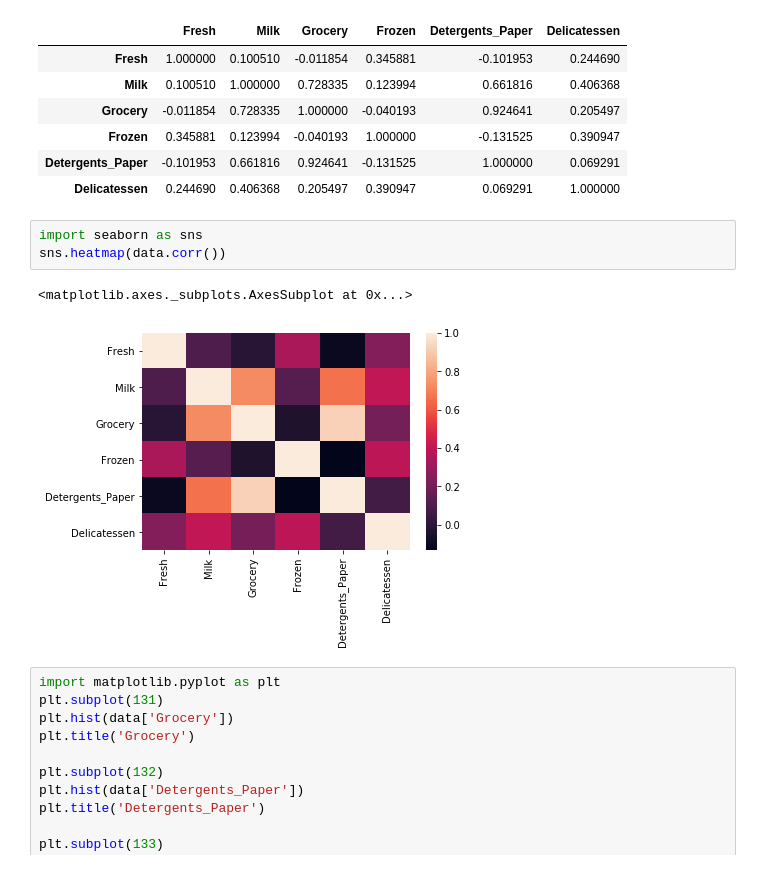
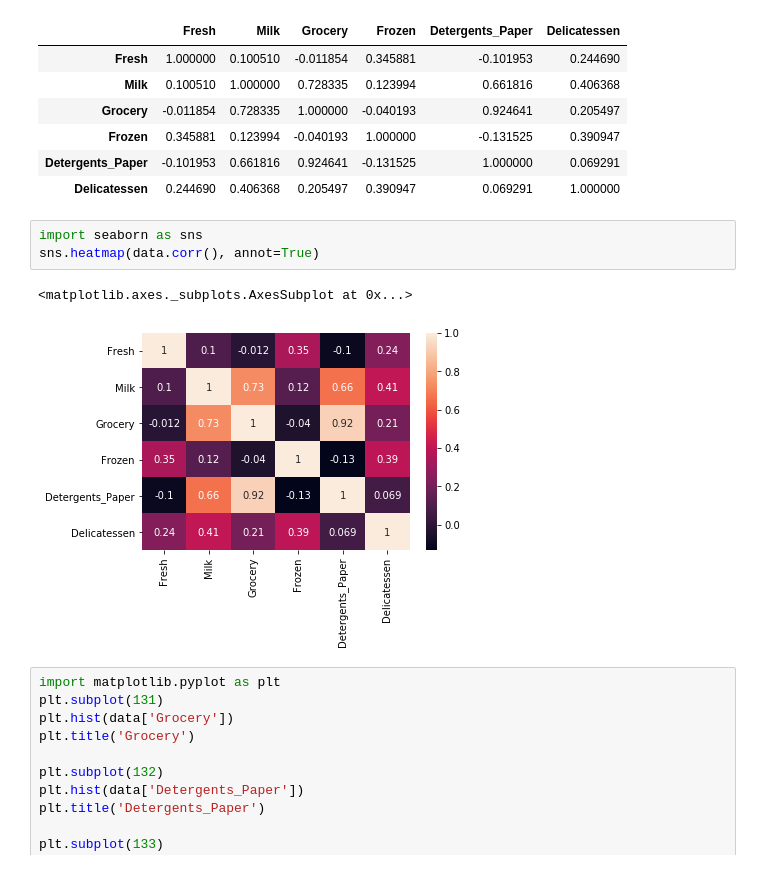
Before and after one commit to PhyA/Machine-Learning, a Jupyter notebook: Advanced/customer_segments/customer_segments.ipynb, the cells around one changed output. Saved outputs shown, nothing was run; the diff lists cells and outputs as text.

```diff
--- a/Advanced/customer_segments/customer_segments.ipynb
+++ b/Advanced/customer_segments/customer_segments.ipynb
@@ -182,10 +182,10 @@ data.corr()
 | Delicatessen | 0.244690 | 0.406368 | 0.205497 | 0.390947 | 0.069291 | 1.000000 |
 # %%
 import seaborn as sns
-sns.heatmap(data.corr())
+sns.heatmap(data.corr(), annot=True)
 # %% [output]
 <matplotlib.axes._subplots.AxesSubplot at 0x...>
-[figure, old version]
+[figure, new version]
 # %%
 import matplotlib.pyplot as plt
 plt.subplot(131)
```
Also changed, not shown: parts of 7 cells of this notebook, 1 other file.
